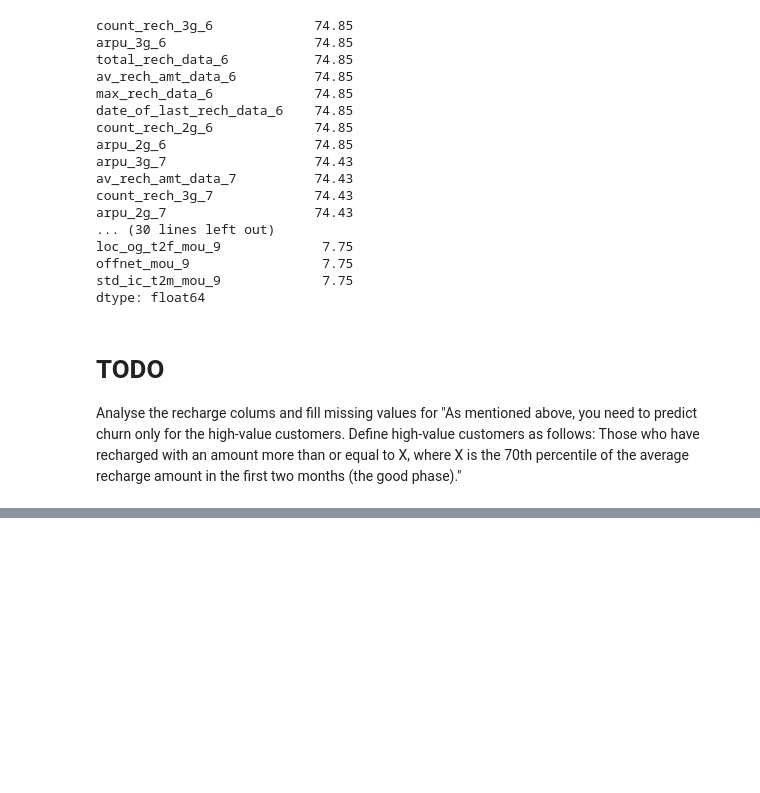
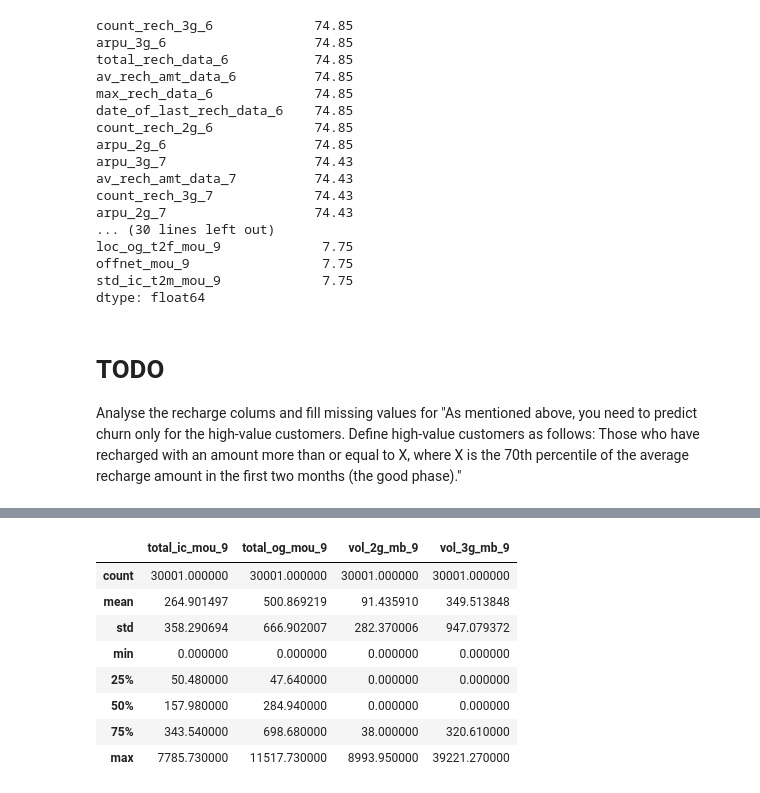
Before and after one commit to vamsigp/IIIT-B, a Jupyter notebook: 1. Statistics and Machine Learning/GP1. Telecom CaseStudy/TelecomChurn_Upgrad.ipynb, the cells around one changed output, grey strips where cells are left out. Cells and saved outputs as stored; diff of their text form; code cells hidden in the pictures; blank space fills up the shorter version.

```diff
--- a/1. Statistics and Machine Learning/GP1. Telecom CaseStudy/TelecomChurn_Upgrad.ipynb
+++ b/1. Statistics and Machine Learning/GP1. Telecom CaseStudy/TelecomChurn_Upgrad.ipynb
@@ -667,0 +834,6 @@ Analyse the recharge colums and fill missing values for
+# %%
+avg_amt_rech_2_mon = df['av_amt_rech_6_7'].quantile(0.7)
+# %%
+filter = df['av_amt_rech_6_7'] >= avg_amt_rech_2_mon
+# %%
+df = df[filter]
@@ -667,0 +861,12 @@ Analyse the recharge colums and fill missing values for
+# %%
+df[['total_ic_mou_9','total_og_mou_9','vol_2g_mb_9','vol_3g_mb_9']].describe()
+# %% [output]
+|  | total_ic_mou_9 | total_og_mou_9 | vol_2g_mb_9 | vol_3g_mb_9 |
+| count | 30001.000000 | 30001.000000 | 30001.000000 | 30001.000000 |
+| mean | 264.901497 | 500.869219 | 91.435910 | 349.513848 |
+| std | 358.290694 | 666.902007 | 282.370006 | 947.079372 |
+| min | 0.000000 | 0.000000 | 0.000000 | 0.000000 |
+| 25% | 50.480000 | 47.640000 | 0.000000 | 0.000000 |
+| 50% | 157.980000 | 284.940000 | 0.000000 | 0.000000 |
+| 75% | 343.540000 | 698.680000 | 38.000000 | 320.610000 |
+| max | 7785.730000 | 11517.730000 | 8993.950000 | 39221.270000 |
```
Also changed, not shown: parts of 31 cells of this notebook, 1 other file.
